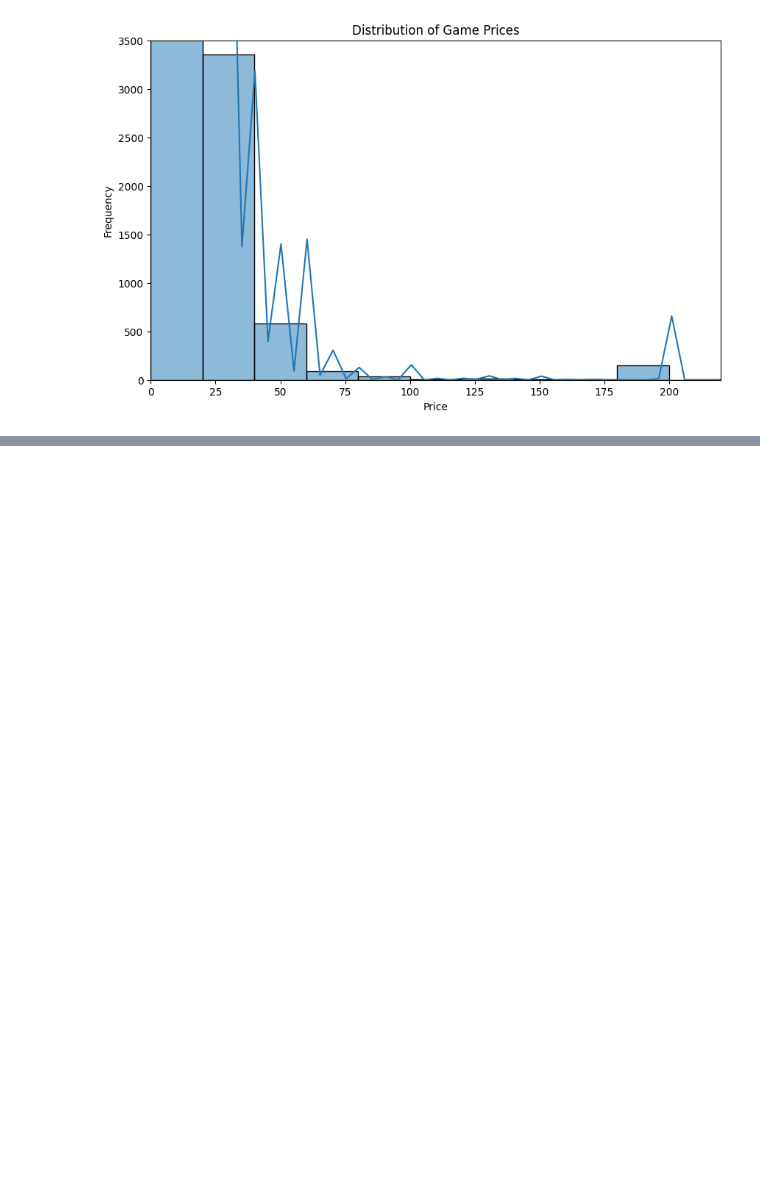
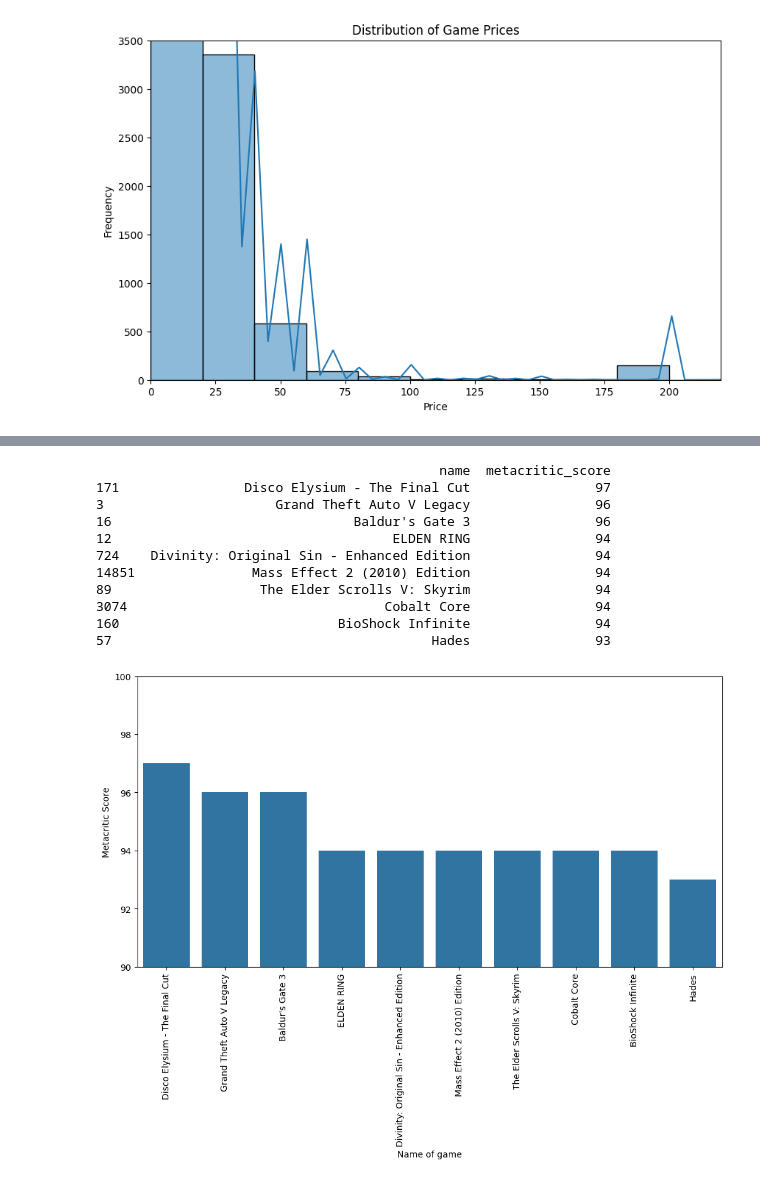
Before and after one commit to dengas/Steam-Game-Analytics, a Jupyter notebook: analysis.ipynb, the cells around one changed output, grey strips where cells are left out. Drawn from its saved outputs; the diff is of its cells as text; code cells hidden in the pictures; blank space fills up the shorter version.

```diff
--- a/analysis.ipynb
+++ b/analysis.ipynb
@@ -72,0 +124,24 @@ Text(0, 0.5, 'Number of Games')
+# %%
+#Top 10 games rating my metacritic score
+top10_by_metacritic_score = df[['name', 'metacritic_score']].sort_values(['metacritic_score'],ascending=[False]).head(10)
+print(top10_by_metacritic_score)
+plt.figure(figsize=(12,6))
+sns.barplot(x=top10_by_metacritic_score['name'], y=top10_by_metacritic_score['metacritic_score'])
+plt.ylim(90,100)
+plt.xlabel('Name of game')
+plt.ylabel('Metacritic Score')
+plt.xticks(rotation=90)
+plt.show()
+# %% [output]
+                                            name  metacritic_score
+171                Disco Elysium - The Final Cut                97
+3                      Grand Theft Auto V Legacy                96
+16                               Baldur's Gate 3                96
+12                                    ELDEN RING                94
+724    Divinity: Original Sin - Enhanced Edition                94
+14851               Mass Effect 2 (2010) Edition                94
+89                   The Elder Scrolls V: Skyrim                94
+3074                                 Cobalt Core                94
+160                            BioShock Infinite                94
+57                                         Hades                93
+[figure, added]
```
Also changed, not shown: parts of 6 cells of this notebook.
